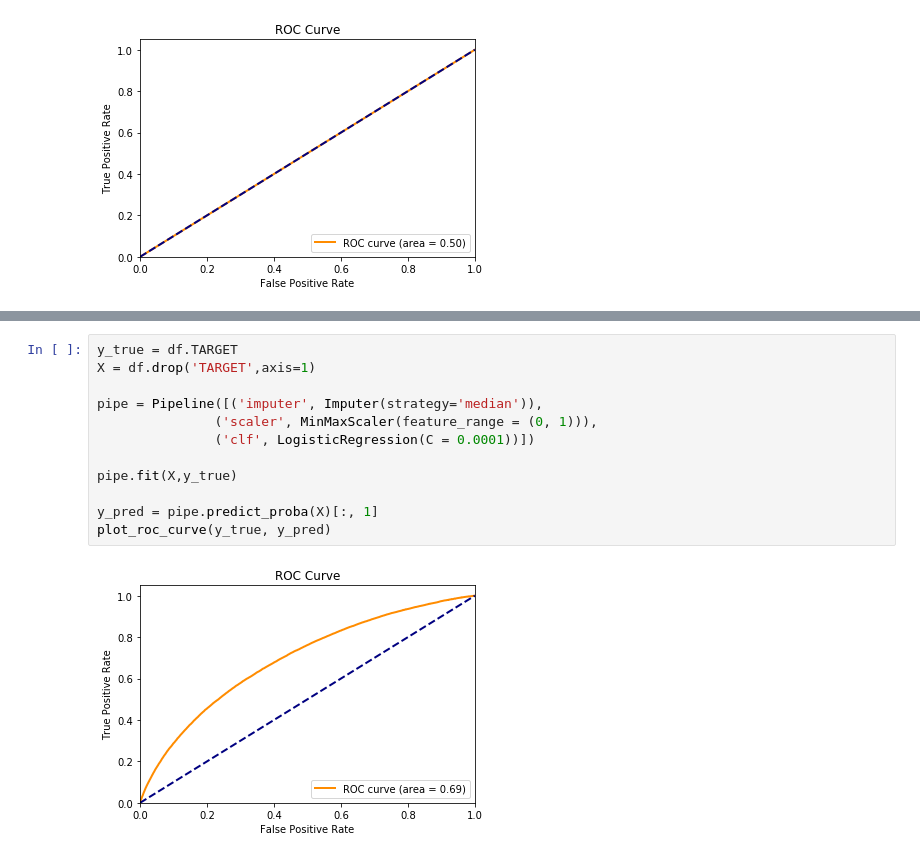
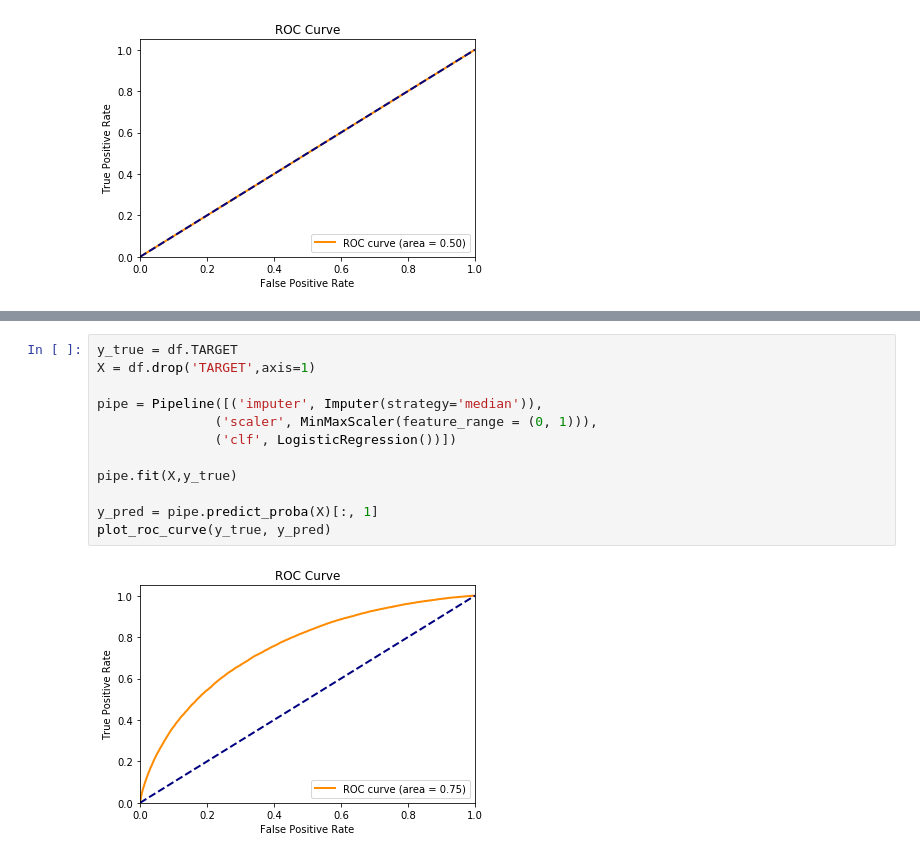
Before and after one commit to jack89roberts/kaggle-home-credit-default-risk, a Jupyter notebook: home_credit_default_risk.ipynb, the cells around one changed output, grey strips where cells are left out. Saved outputs shown, nothing was run; the diff lists cells and outputs as text.

```diff
--- a/home_credit_default_risk.ipynb
+++ b/home_credit_default_risk.ipynb
@@ -291,14 +280,14 @@ df.head()
 # %%
 y_true = df.TARGET
 X = df.drop('TARGET',axis=1)
 
 pipe = Pipeline([('imputer', Imputer(strategy='median')),
                ('scaler', MinMaxScaler(feature_range = (0, 1))),
-               ('clf', LogisticRegression(C = 0.0001))])
+               ('clf', LogisticRegression())])
 
 pipe.fit(X,y_true)
 
 y_pred = pipe.predict_proba(X)[:, 1]
 plot_roc_curve(y_true, y_pred)
 # %% [output]
-[figure, old version]
+[figure, new version]
```
Also changed, not shown: parts of 8 cells of this notebook.
